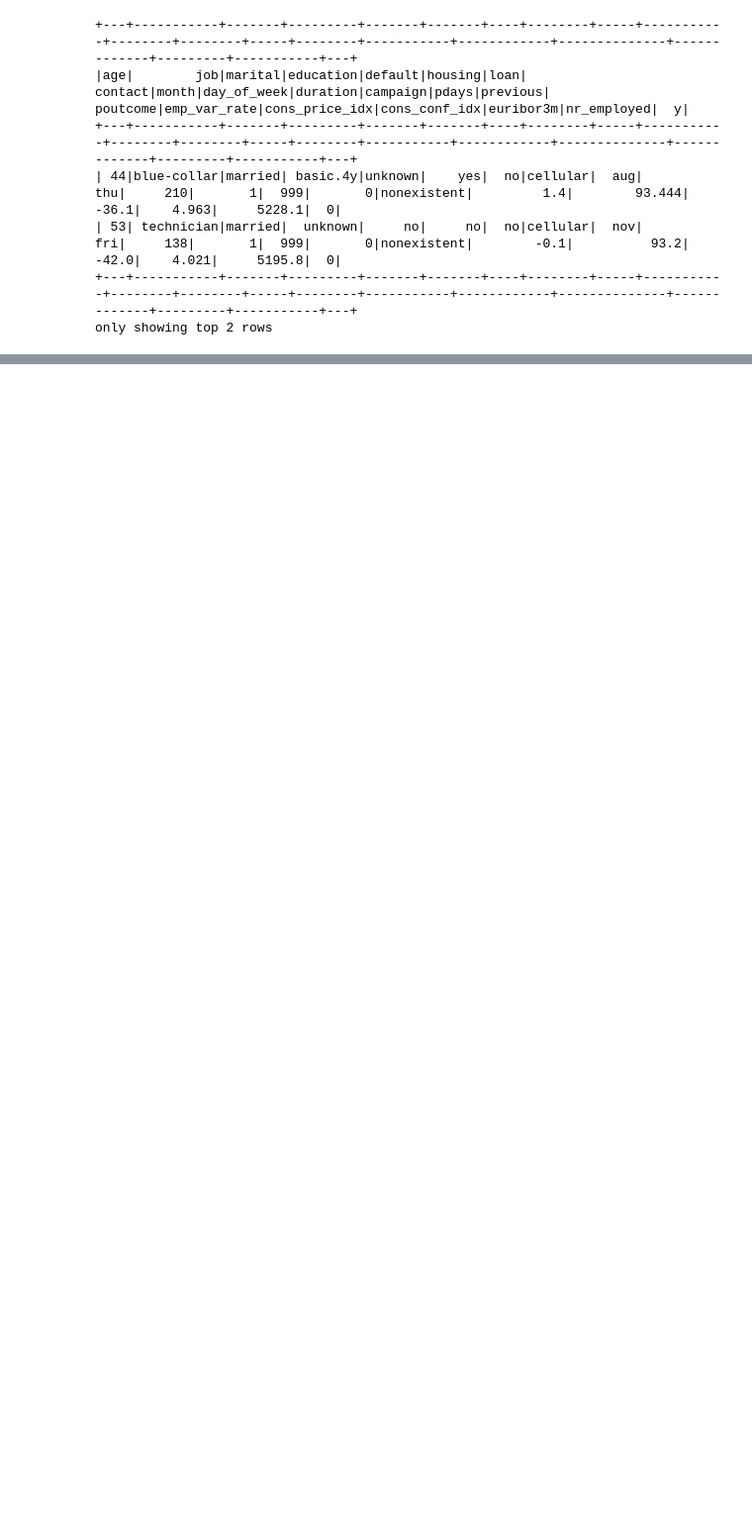
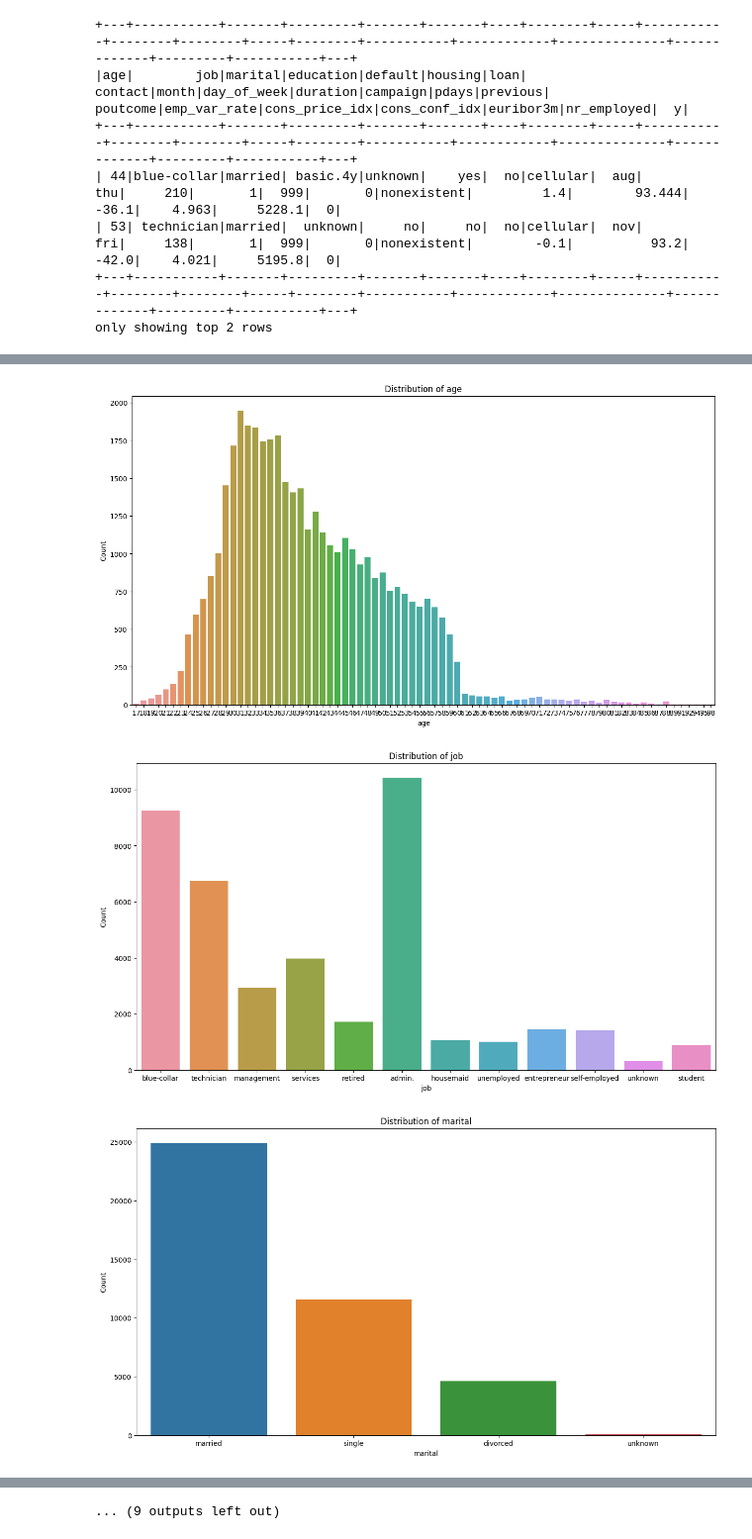
Before and after one commit to hosseinbahak/pyspark-logic-regression, a Jupyter notebook: bank_minnner.ipynb, the cells around one changed output, grey strips where cells are left out. Shown at 99% size. Drawn from its saved outputs; the diff is of its cells as text; code cells hidden in the pictures; blank space fills up the shorter version.

```diff
--- a/bank_minnner.ipynb
+++ b/bank_minnner.ipynb
@@ -27,0 +149,17 @@ only showing top 2 rows
+# %%
+import matplotlib.pyplot as plt
+import seaborn as sns
+
+for column in df.columns:
+    data = df.select(col(column)).toPandas()
+
+    plt.figure(figsize=(15,8))
+    sns.countplot(x=column, data=data)
+    plt.xlabel(column)
+    plt.ylabel('Count')
+    plt.title('Distribution of ' + column)
+    plt.show()
+# %% [output]
+[figure, added]
+[figure, added]
+[figure, added]
@@ -27,0 +175 @@ only showing top 2 rows
+... (9 outputs left out)
```
Also changed, not shown: parts of 26 cells of this notebook, 2 other files.
